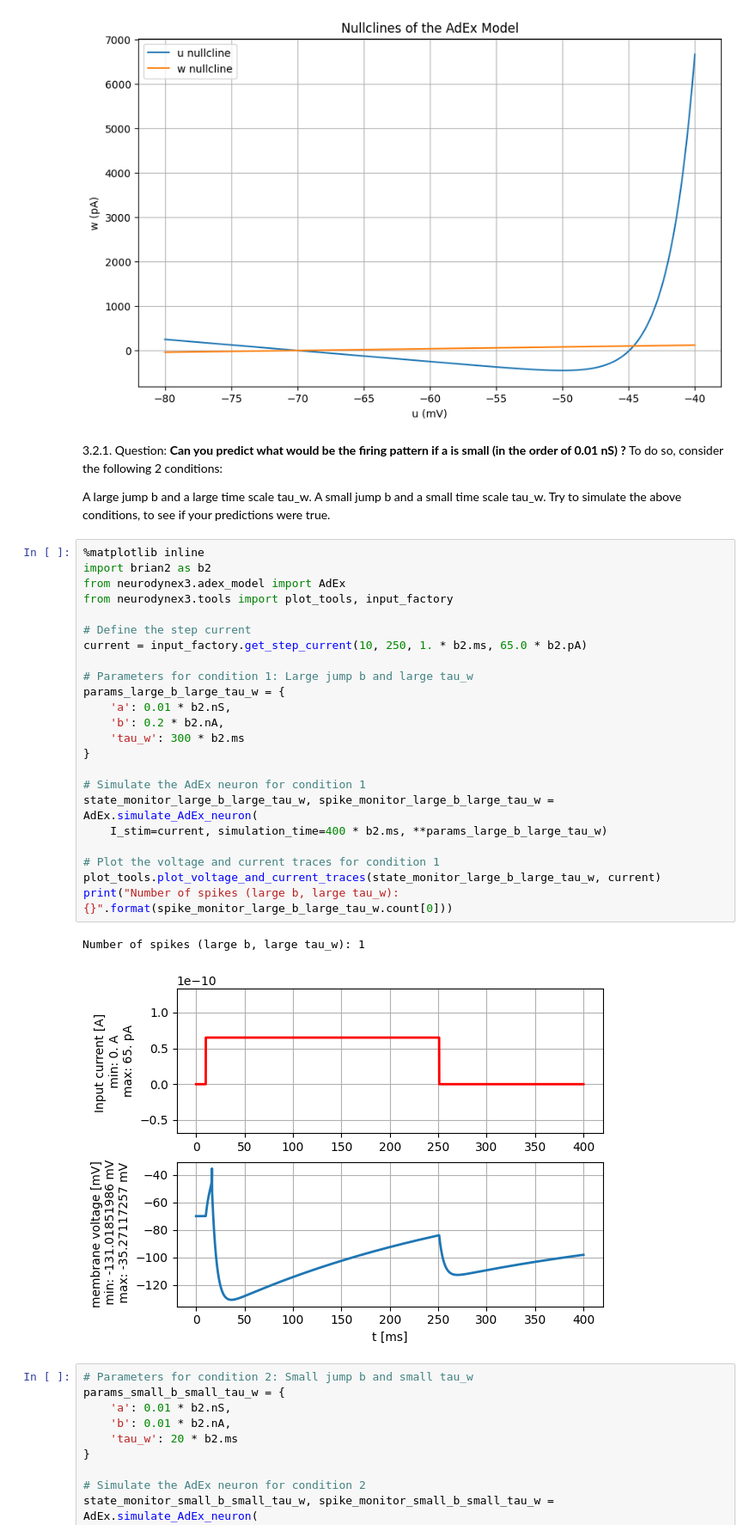
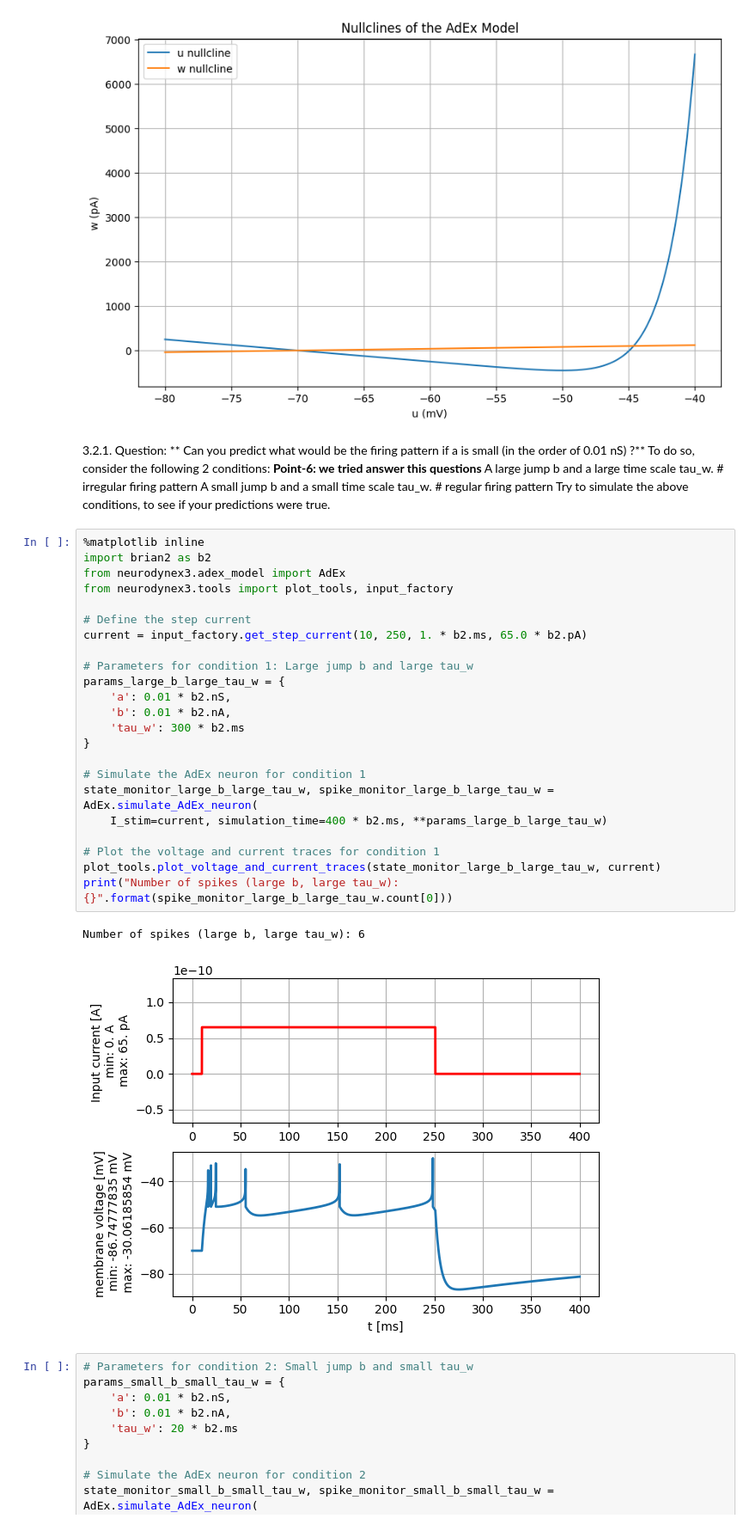
Before and after one commit to psalmanraju/CN-Models-by-PSRAJU, a Jupyter notebook: neurodynex3/adex_model/adex.ipynb, the cells around one changed output. Shown: that part at 86% size. Cells and saved outputs as stored; diff of their text form.

```diff
--- a/neurodynex3/adex_model/adex.ipynb
+++ b/neurodynex3/adex_model/adex.ipynb
@@ -88,37 +91,37 @@ plt.show()
 [figure]
 # %% [markdown]
 3.2.1. Question:
-**Can you predict what would be the firing pattern if a is small (in the order of 0.01 nS) ?** To do so, consider the following 2 conditions:
-
-A large jump b and a large time scale tau_w.
-A small jump b and a small time scale tau_w.
+** Can you predict what would be the firing pattern if a is small (in the order of 0.01 nS) ?** To do so, consider the following 2 conditions:
+**Point-6: we tried answer this questions**
+A large jump b and a large time scale tau_w.  # irregular firing pattern
+A small jump b and a small time scale tau_w.  # regular firing pattern
 Try to simulate the above conditions, to see if your predictions were true.
 # %%
 %matplotlib inline
 import brian2 as b2
 from neurodynex3.adex_model import AdEx
 from neurodynex3.tools import plot_tools, input_factory
 
 # Define the step current
 current = input_factory.get_step_current(10, 250, 1. * b2.ms, 65.0 * b2.pA)
 
 # Parameters for condition 1: Large jump b and large tau_w
 params_large_b_large_tau_w = {
     'a': 0.01 * b2.nS,
-    'b': 0.2 * b2.nA,
+    'b': 0.01 * b2.nA,
     'tau_w': 300 * b2.ms
 }
 
 # Simulate the AdEx neuron for condition 1
 state_monitor_large_b_large_tau_w, spike_monitor_large_b_large_tau_w = AdEx.simulate_AdEx_neuron(
     I_stim=current, simulation_time=400 * b2.ms, **params_large_b_large_tau_w)
 
 # Plot the voltage and current traces for condition 1
 plot_tools.plot_voltage_and_current_traces(state_monitor_large_b_large_tau_w, current)
 print("Number of spikes (large b, large tau_w): {}".format(spike_monitor_large_b_large_tau_w.count[0]))
 # %% [output]
-Number of spikes (large b, large tau_w): 1
+Number of spikes (large b, large tau_w): 6
-[figure, old version]
+[figure, new version]
 # %%
 # Parameters for condition 2: Small jump b and small tau_w
 params_small_b_small_tau_w = {
```
Also changed, not shown: parts of 7 cells of this notebook.
